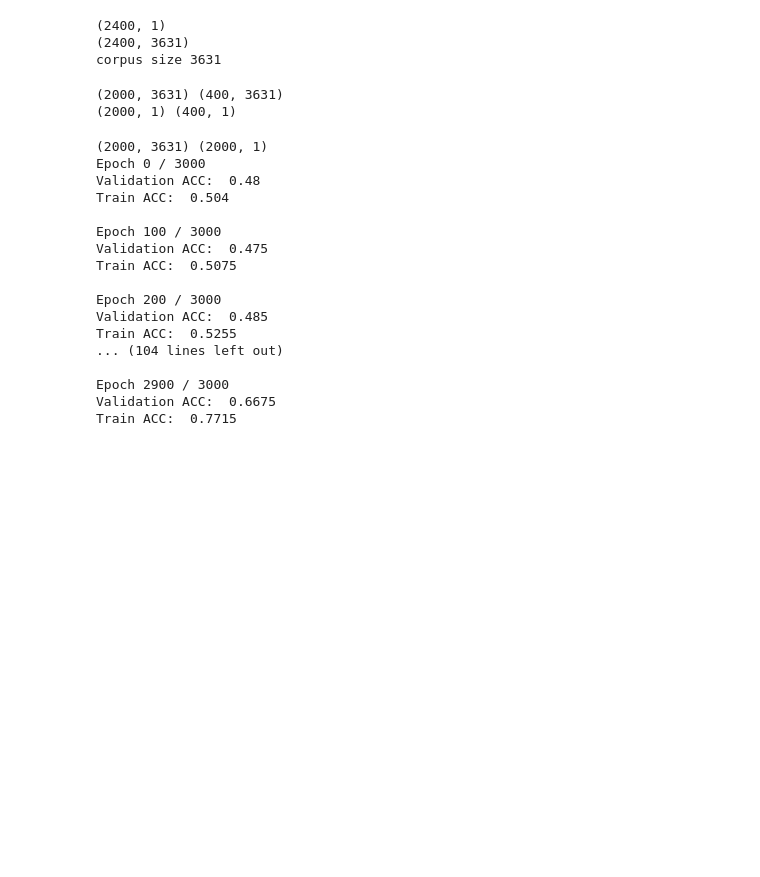
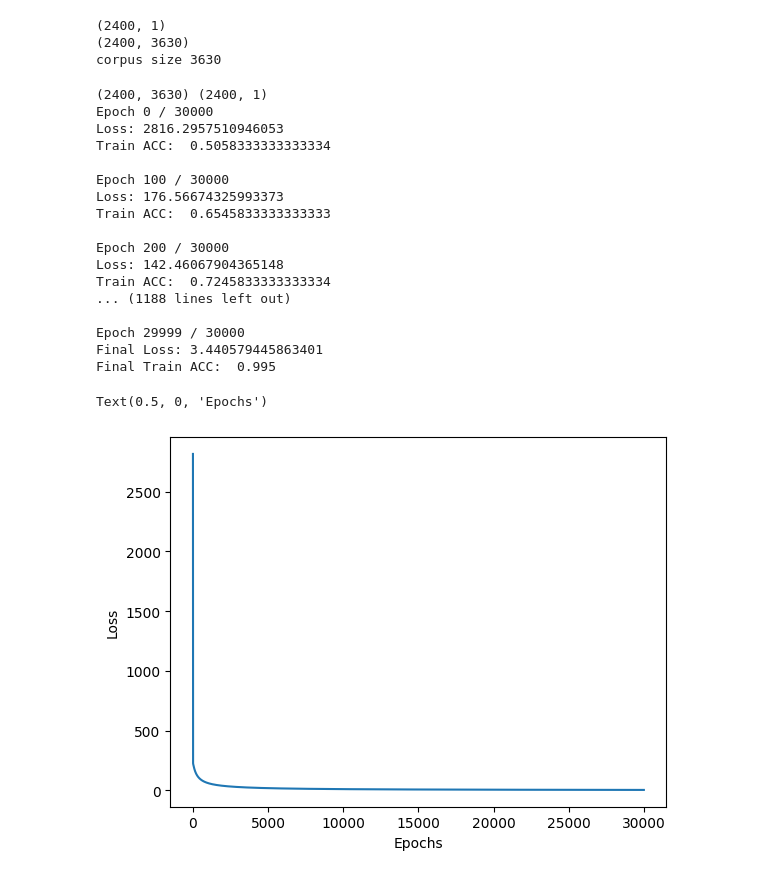
Before and after one commit to jayteaftw/NLP_Sentiment_Analysis, a Jupyter notebook: build.ipynb, the cells around one changed output. Drawn from its saved outputs; the diff is of its cells as text; code cells hidden in the pictures; blank space fills up the shorter version.

Commit message:
Updated equations, added charts

```diff
--- a/build.ipynb
+++ b/build.ipynb
@@ -9,8 +10,7 @@ for idx, i in enumerate(x_train_file):
     if idx == 0:
         continue
     x = i.strip().split(",")
-    x = x[0] + ": " + x[1]
-    x_train.append(x)
+    x_train.append(x[1])
 
 y_train_file = open("y_train.csv")
 y_train = []
@@ -30,13 +30,13 @@ x_train = x_train.toarray()
 
 
 x_val, y_val = None, None
-print(y_train.shape)
-print(x_train.shape)
+print(y_train.shape) #Samples x 1
+print(x_train.shape) #Samples x Feature Size
 print(f'corpus size {corpus_size}')
 # %% [output]
 (2400, 1)
-(2400, 3631)
-corpus size 3631
+(2400, 3630)
+corpus size 3630
 # %%
 indices = np.random.permutation(x_train.shape[0])
 training_idx, test_idx = indices[:2000], indices[2000:] #16% Validation, 84% Training
@@ -45,9 +45,6 @@ y_train, y_val = y_train[training_idx,:], y_train[test_idx,:]
 
 print(x_train.shape, x_val.shape)
 print(y_train.shape, y_val.shape)
-# %% [output]
-(2000, 3631) (400, 3631)
-(2000, 1) (400, 1)
 # %%
 class LG_Model():
     def __init__(self, corpus_size) -> None:
@@ -122,22 +147,22 @@ class LG_Model():
 # %%
 print(x_train.shape, y_train.shape)
 model = LG_Model(corpus_size)
-model.train(X_train=x_train, Y_train=y_train, X_val=x_val, Y_val=y_val, iterations=3000)
+model.train(X_train=x_train, Y_train=y_train, X_val=x_val, Y_val=y_val, iterations=30000)
 # %% [output]
-(2000, 3631) (2000, 1)
-Epoch 0 / 3000
-Validation ACC:  0.48
-Train ACC:  0.504
+(2400, 3630) (2400, 1)
+Epoch 0 / 30000
+Loss: 2816.2957510946053
+Train ACC:  0.5058333333333334
 
-Epoch 100 / 3000
-Validation ACC:  0.475
-Train ACC:  0.5075
+Epoch 100 / 30000
+Loss: 176.56674325993373
+Train ACC:  0.6545833333333333
 
-Epoch 200 / 3000
-Validation ACC:  0.485
-Train ACC:  0.5255
-... (104 lines left out)
+Epoch 200 / 30000
+Loss: 142.46067904365148
+Train ACC:  0.7245833333333334
+... (1188 lines left out)
 
-Epoch 2900 / 3000
-Validation ACC:  0.6675
-Train ACC:  0.7715
+Epoch 29999 / 30000
+Final Loss: 3.440579445863401
+Final Train ACC:  0.995
@@ -145,0 +169,7 @@ print(x_val[0])
+# %%
+plt.plot(model.loss[1:])
+plt.ylabel("Loss")
+plt.xlabel("Epochs")
+# %% [output]
+Text(0.5, 0, 'Epochs')
+[figure, added]
```
Also changed, not shown: parts of 7 cells of this notebook.
